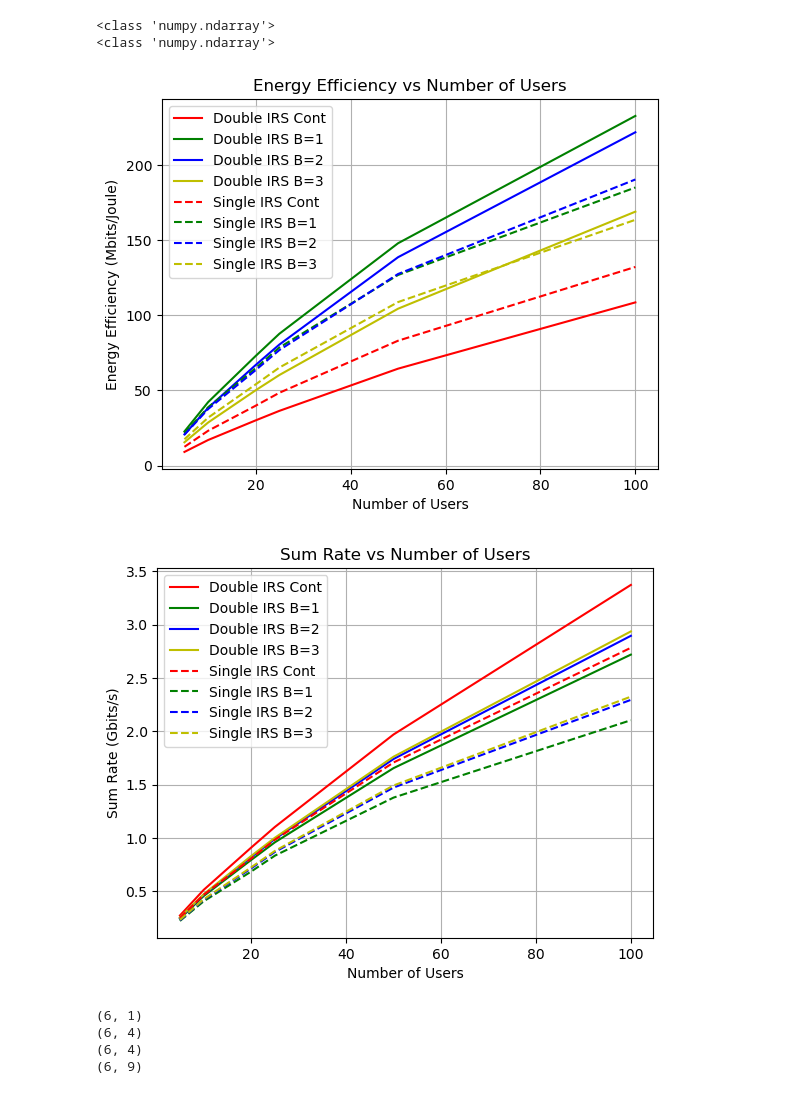
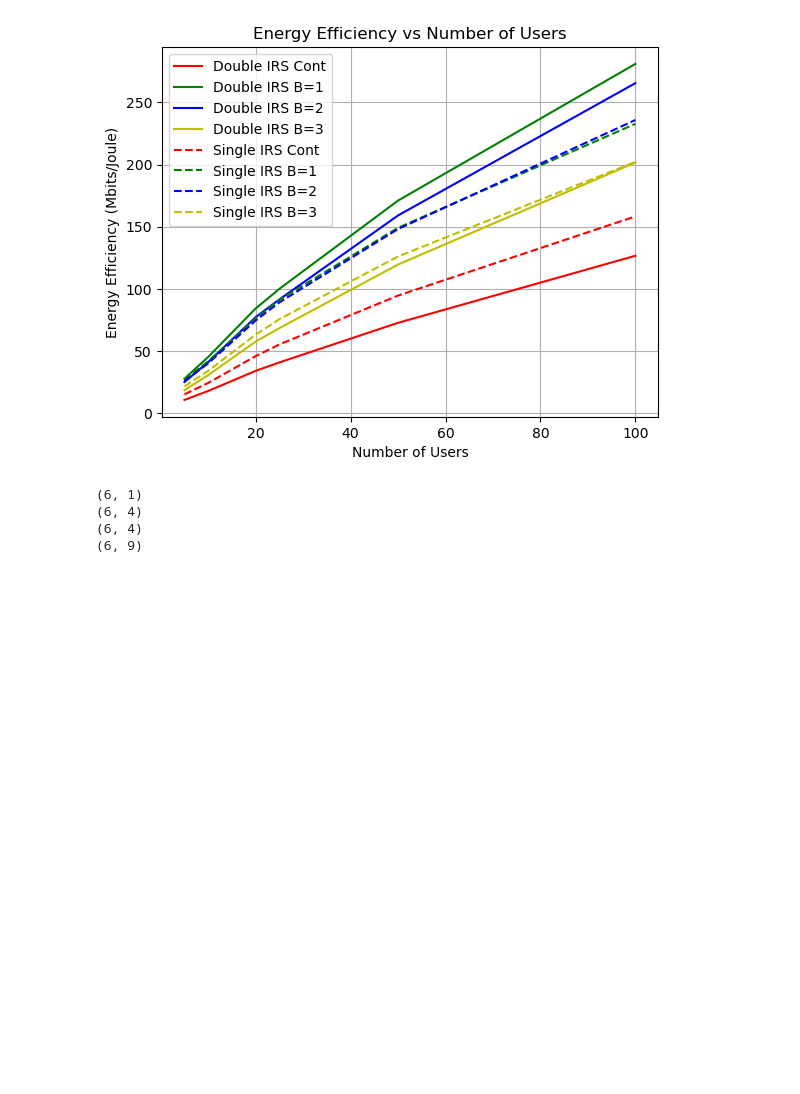
Before and after one commit to TariqUmar/SISO_Network_Implementation, a Jupyter notebook: plots_Numofusers_EE.ipynb, the cells around one changed output. Cells and saved outputs as stored; diff of their text form; code cells hidden in the pictures; blank space fills up the shorter version.

Commit message:
Changes in User Distance file and CSV folder added

```diff
--- a/plots_Numofusers_EE.ipynb
+++ b/plots_Numofusers_EE.ipynb
@@ -304,29 +304,29 @@ for NOuser in Numofusers:
 
         for i in range(NOuser):
             ########################################## Continous Phase Shift ###########################################
-            dlink_inter_value = (TRANSMIT_POWER_WATTS)**0.5 * (((h_dk1[0][i]*0)/(np.sqrt((dTU[0][i])**ZETA))) + ((results_array_1_Continous[0][i])/(np.sqrt((dSU_1[i][0])**ALPHA * (dTS_1[0][0])**ALPHA))) + ((results_array_2_Continous[0][i])/(np.sqrt((dSU_2[i][0])**BETA * (dTS_2[0][0])**BETA))))
+            dlink_inter_value = (TRANSMIT_POWER_WATTS)**0.5 * (((h_dk1[0][i]*0)/(np.sqrt((dTU[0][i])**ALPHA))) + ((results_array_1_Continous[0][i])/(np.sqrt((dSU_1[i][0])**BETA2 * (dTS_1[0][0])**BETA1))) + ((results_array_2_Continous[0][i])/(np.sqrt((dSU_2[i][0])**BETA2 * (dTS_2[0][0])**BETA1))))
             double_irs_link_inter.append(dlink_inter_value)  # Append the computed value to the list
 
-            slink_inter_value = (TRANSMIT_POWER_WATTS)**0.5 * (((h_dk1[0][i]*0)/(np.sqrt((dTU[0][i])**ZETA))) + ((results_array_1_Continous[0][i])/(np.sqrt((dSU_1[i][0])**ALPHA * (dTS_1[0][0])**ALPHA))))
+            slink_inter_value = (TRANSMIT_POWER_WATTS)**0.5 * (((h_dk1[0][i]*0)/(np.sqrt((dTU[0][i])**ALPHA))) + ((results_array_1_Continous[0][i])/(np.sqrt((dSU_1[i][0])**BETA2 * (dTS_1[0][0])**BETA1))))
             single_irs_link_inter.append(slink_inter_value)  # Append the computed value to the list
 
             ########################################## Discrete Phase Shift ###########################################
-            dlink_inter_value_B1 = (TRANSMIT_POWER_WATTS)**0.5 * (((h_dk1[0][i]*0)/(np.sqrt((dTU[0][i])**ZETA))) + ((results_array_1_B1[0][i])/(np.sqrt((dSU_1[i][0])**ALPHA * (dTS_1[0][0])**ALPHA))) + ((results_array_2_B1[0][i])/(np.sqrt((dSU_2[i][0])**BETA * (dTS_2[0][0])**BETA))))
+            dlink_inter_value_B1 = (TRANSMIT_POWER_WATTS)**0.5 * (((h_dk1[0][i]*0)/(np.sqrt((dTU[0][i])**ALPHA))) + ((results_array_1_B1[0][i])/(np.sqrt((dSU_1[i][0])**BETA2 * (dTS_1[0][0])**BETA1))) + ((results_array_2_B1[0][i])/(np.sqrt((dSU_2[i][0])**BETA2 * (dTS_2[0][0])**BETA1))))
             double_irs_link_inter_B1.append(dlink_inter_value_B1)  # Append the computed value to the list
 
-            slink_inter_value_B1 = (TRANSMIT_POWER_WATTS)**0.5 * (((h_dk1[0][i]*0)/(np.sqrt((dTU[0][i])**ZETA))) + ((results_array_1_B1[0][i])/(np.sqrt((dSU_1[i][0])**ALPHA * (dTS_1[0][0])**ALPHA))))
+            slink_inter_value_B1 = (TRANSMIT_POWER_WATTS)**0.5 * (((h_dk1[0][i]*0)/(np.sqrt((dTU[0][i])**ALPHA))) + ((results_array_1_B1[0][i])/(np.sqrt((dSU_1[i][0])**BETA2 * (dTS_1[0][0])**BETA1))))
             single_irs_link_inter_B1.append(slink_inter_value_B1)  # Append the computed value to the list
 
-            dlink_inter_value_B2 = (TRANSMIT_POWER_WATTS)**0.5 * (((h_dk1[0][i]*0)/(np.sqrt((dTU[0][i])**ZETA))) + ((results_array_1_B2[0][i])/(np.sqrt((dSU_1[i][0])**ALPHA * (dTS_1[0][0])**ALPHA))) + ((results_array_2_B2[0][i])/(np.sqrt((dSU_2[i][0])**BETA * (dTS_2[0][0])**BETA))))
+            dlink_inter_value_B2 = (TRANSMIT_POWER_WATTS)**0.5 * (((h_dk1[0][i]*0)/(np.sqrt((dTU[0][i])**ALPHA))) + ((results_array_1_B2[0][i])/(np.sqrt((dSU_1[i][0])**BETA2 * (dTS_1[0][0])**BETA1))) + ((results_array_2_B2[0][i])/(np.sqrt((dSU_2[i][0])**BETA2 * (dTS_2[0][0])**BETA1))))
             double_irs_link_inter_B2.append(dlink_inter_value_B2)  # Append the computed value to the list
 
-            slink_inter_value_B2 = (TRANSMIT_POWER_WATTS)**0.5 * (((h_dk1[0][i]*0)/(np.sqrt((dTU[0][i])**ZETA))) + ((results_array_1_B2[0][i])/(np.sqrt((dSU_1[i][0])**ALPHA * (dTS_1[0][0])**ALPHA))))
+            slink_inter_value_B2 = (TRANSMIT_POWER_WATTS)**0.5 * (((h_dk1[0][i]*0)/(np.sqrt((dTU[0][i])**ALPHA))) + ((results_array_1_B2[0][i])/(np.sqrt((dSU_1[i][0])**BETA2 * (dTS_1[0][0])**BETA1))))
             single_irs_link_inter_B2.append(slink_inter_value_B2)  # Append the computed value to the list
 
-            dlink_inter_value_B3 = (TRANSMIT_POWER_WATTS)**0.5 * (((h_dk1[0][i]*0)/(np.sqrt((dTU[0][i])**ZETA))) + ((results_array_1_B3[0][i])/(np.sqrt((dSU_1[i][0])**ALPHA * (dTS_1[0][0])**ALPHA))) + ((results_array_2_B3[0][i])/(np.sqrt((dSU_2[i][0])**BETA * (dTS_2[0][0])**BETA))))
+            dlink_inter_value_B3 = (TRANSMIT_POWER_WATTS)**0.5 * (((h_dk1[0][i]*0)/(np.sqrt((dTU[0][i])**ALPHA))) + ((results_array_1_B3[0][i])/(np.sqrt((dSU_1[i][0])**BETA2 * (dTS_1[0][0])**BETA1))) + ((results_array_2_B3[0][i])/(np.sqrt((dSU_2[i][0])**BETA2 * (dTS_2[0][0])**BETA1))))
             double_irs_link_inter_B3.append(dlink_inter_value_B3)  # Append the computed value to the list
 
-            slink_inter_value_B3 = (TRANSMIT_POWER_WATTS)**0.5 * (((h_dk1[0][i]*0)/(np.sqrt((dTU[0][i])**ZETA))) + ((results_array_1_B3[0][i])/(np.sqrt((dSU_1[i][0])**ALPHA * (dTS_1[0][0])**ALPHA))))
+            slink_inter_value_B3 = (TRANSMIT_POWER_WATTS)**0.5 * (((h_dk1[0][i]*0)/(np.sqrt((dTU[0][i])**ALPHA))) + ((results_array_1_B3[0][i])/(np.sqrt((dSU_1[i][0])**BETA2 * (dTS_1[0][0])**BETA1))))
             single_irs_link_inter_B3.append(slink_inter_value_B3)  # Append the computed value to the list
 
         # Convert the list to a numpy array
@@ -561,48 +561,41 @@ for NOuser in Numofusers:
 # print('double irs sum_rate_array:', double_irs_sum_rate_array)
 # print('single irs efficieny_array:', single_irs_efficieny_array)
 # print('single irs sum_rate_array:', single_irs_sum_rate_array)
-# %%
-print(type(double_irs_efficieny_array))
-print(type(single_irs_sum_rate_array))
-# %% [output]
-<class 'numpy.ndarray'>
-<class 'numpy.ndarray'>
 # %%
 # Plot the results
 plt.figure()
 plt.plot(Numofusers, double_irs_efficieny_array[0], 'r', label='Double IRS Cont')
 plt.plot(Numofusers, double_irs_efficieny_array[1], 'g', label='Double IRS B=1')
 plt.plot(Numofusers, double_irs_efficieny_array[2], 'b', label='Double IRS B=2')
 plt.plot(Numofusers, double_irs_efficieny_array[3], 'y', label='Double IRS B=3')
 plt.plot(Numofusers, single_irs_efficieny_array[0], '--r', label='Single IRS Cont')
 plt.plot(Numofusers, single_irs_efficieny_array[1], '--g', label='Single IRS B=1')
 plt.plot(Numofusers, single_irs_efficieny_array[2], '--b', label='Single IRS B=2')
 plt.plot(Numofusers, single_irs_efficieny_array[3], '--y', label='Single IRS B=3')
 plt.xlabel('Number of Users')
 plt.ylabel('Energy Efficiency (Mbits/Joule)')
 plt.title('Energy Efficiency vs Number of Users')
 plt.legend()
 plt.grid(True)
 plt.show()
 
-plt.figure()
-plt.plot(Numofusers, double_irs_sum_rate_array[0], 'r', label='Double IRS Cont')
-plt.plot(Numofusers, double_irs_sum_rate_array[1], 'g', label='Double IRS B=1')
-plt.plot(Numofusers, double_irs_sum_rate_array[2], 'b', label='Double IRS B=2')
-plt.plot(Numofusers, double_irs_sum_rate_array[3], 'y', label='Double IRS B=3')
-plt.plot(Numofusers, single_irs_sum_rate_array[0], '--r', label='Single IRS Cont')
-plt.plot(Numofusers, single_irs_sum_rate_array[1], '--g', label='Single IRS B=1')
-plt.plot(Numofusers, single_irs_sum_rate_array[2], '--b', label='Single IRS B=2')
-plt.plot(Numofusers, single_irs_sum_rate_array[3], '--y', label='Single IRS B=3')
-plt.xlabel('Number of Users')
-plt.ylabel('Sum Rate (Gbits/s)')
-plt.title('Sum Rate vs Number of Users')
-plt.legend()
-plt.grid(True)
-plt.show()
+# plt.figure()
+# plt.plot(Numofusers, double_irs_sum_rate_array[0], 'r', label='Double IRS Cont')
+# plt.plot(Numofusers, double_irs_sum_rate_array[1], 'g', label='Double IRS B=1')
+# plt.plot(Numofusers, double_irs_sum_rate_array[2], 'b', label='Double IRS B=2')
+# plt.plot(Numofusers, double_irs_sum_rate_array[3], 'y', label='Double IRS B=3')
+# plt.plot(Numofusers, single_irs_sum_rate_array[0], '--r', label='Single IRS Cont')
+# plt.plot(Numofusers, single_irs_sum_rate_array[1], '--g', label='Single IRS B=1')
+# plt.plot(Numofusers, single_irs_sum_rate_array[2], '--b', label='Single IRS B=2')
+# plt.plot(Numofusers, single_irs_sum_rate_array[3], '--y', label='Single IRS B=3')
+# plt.xlabel('Number of Users')
+# plt.ylabel('Sum Rate (Gbits/s)')
+# plt.title('Sum Rate vs Number of Users')
+# plt.legend()
+# plt.grid(True)
+# plt.show()
 # %% [output]
-[figure, old version]
+[figure, new version]
-[figure, removed]
 # %%
 # Transpose the array (switch rows and columns)
 Numofusers_T = np.transpose(Numofusers)
```
Also changed, not shown: parts of 2 cells of this notebook, 10 other files.
